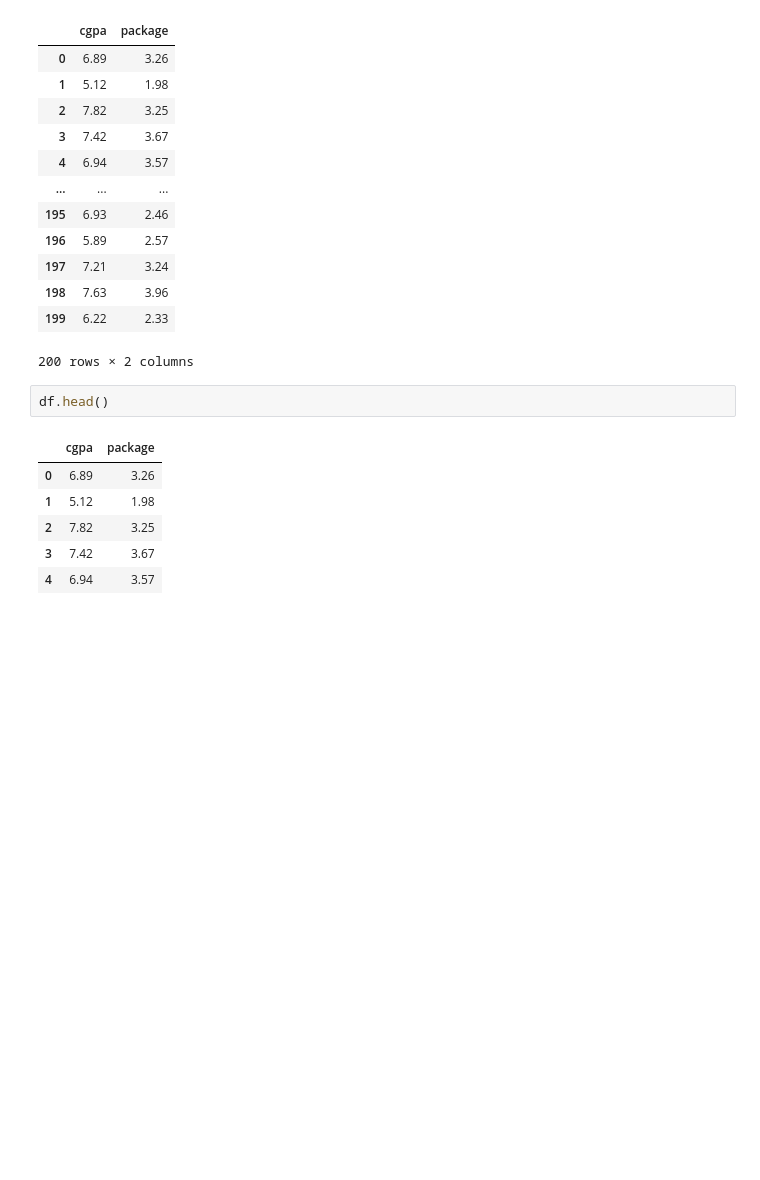
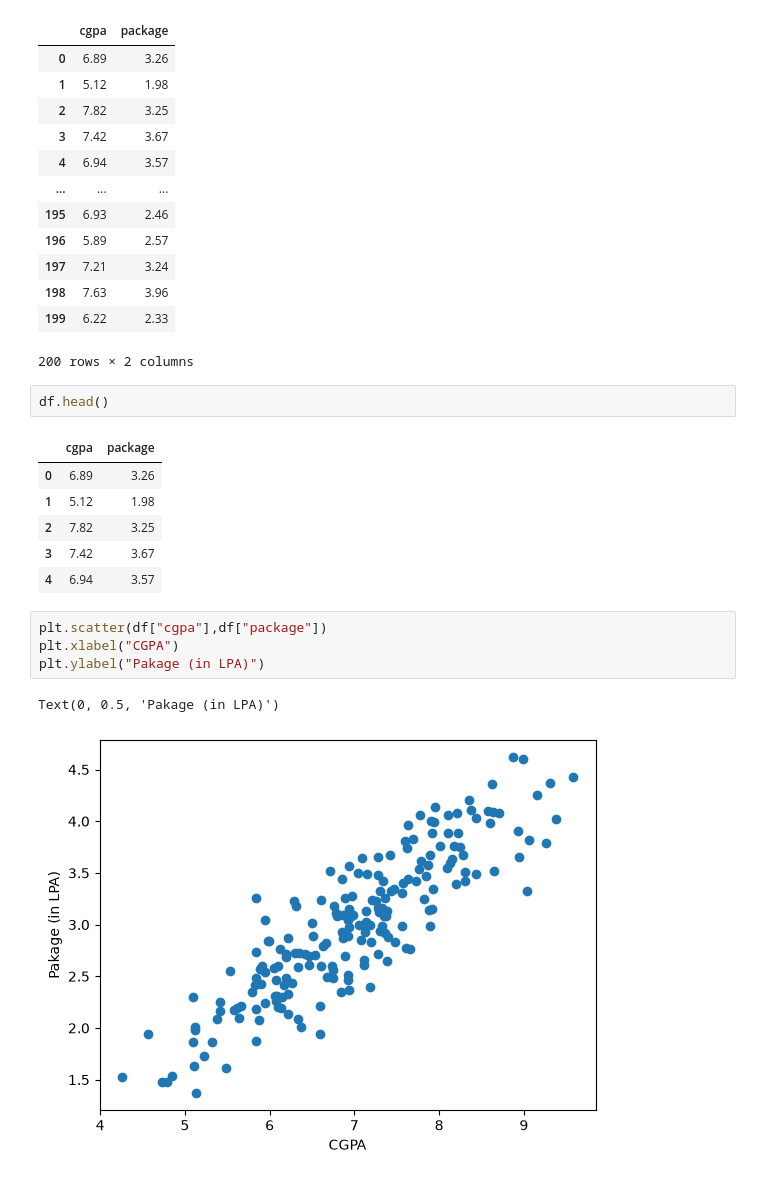
Before and after one commit to abhikumar26/Introduction_to_ML, a Jupyter notebook: Linear_regression/1.ipynb, the cells around one changed output. Saved outputs shown, nothing was run; the diff lists cells and outputs as text; blank space fills up the shorter version.

```diff
--- a/Linear_regression/1.ipynb
+++ b/Linear_regression/1.ipynb
@@ -28,3 +28,10 @@ df.head()
 | 2 | 7.82 | 3.25 |
 | 3 | 7.42 | 3.67 |
 | 4 | 6.94 | 3.57 |
+# %%
+plt.scatter(df["cgpa"],df["package"])
+plt.xlabel("CGPA")
+plt.ylabel("Pakage (in LPA)")
+# %% [output]
+Text(0, 0.5, 'Pakage (in LPA)')
+[figure, added]
```
Also changed, not shown: parts of 9 cells of this notebook.
